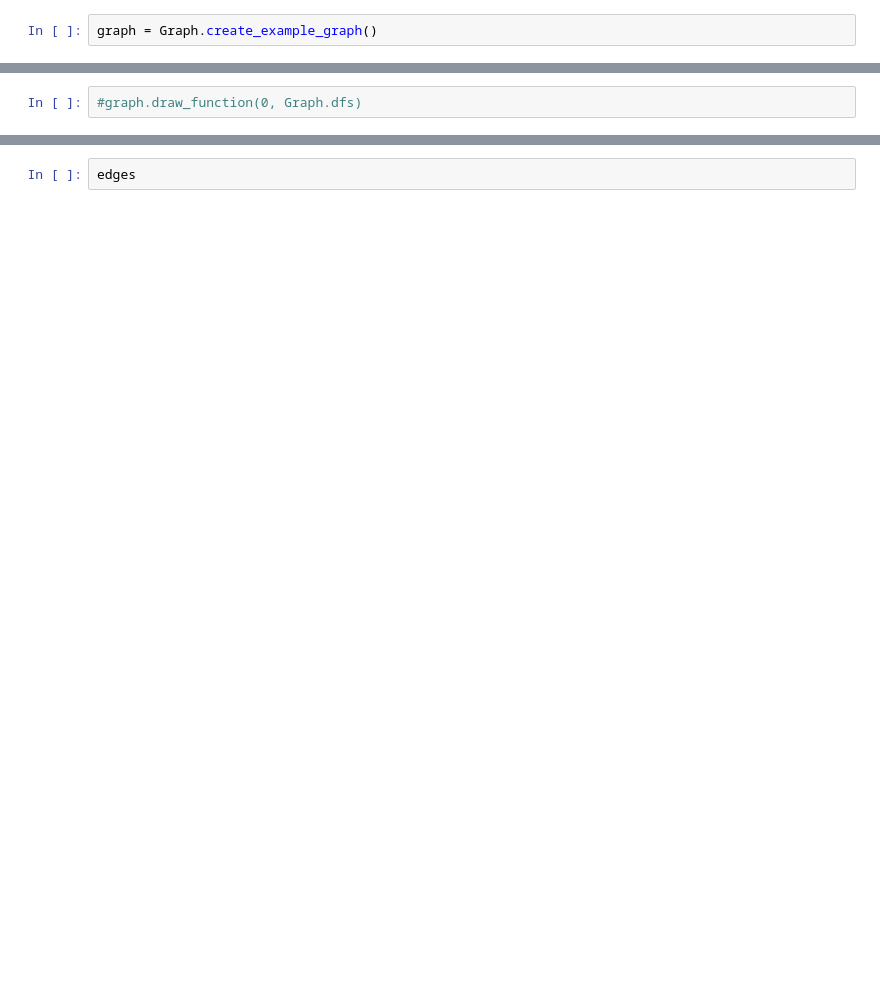
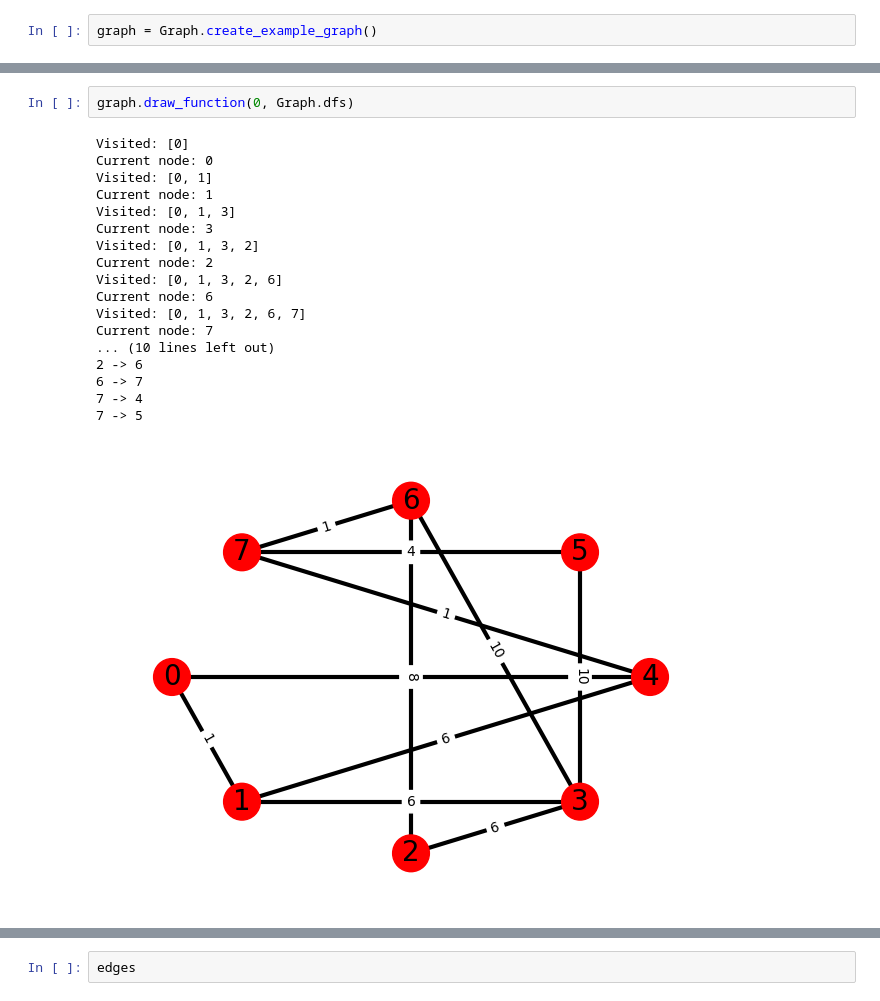
Before and after one commit to karolcieply/studia, a Jupyter notebook: SemestrVI/hmo/hmo_notebook.ipynb, the cells around one changed output, grey strips where cells are left out. Saved outputs shown, nothing was run; the diff lists cells and outputs as text; blank space fills up the shorter version.

```diff
--- a/SemestrVI/hmo/hmo_notebook.ipynb
+++ b/SemestrVI/hmo/hmo_notebook.ipynb
@@ -160,5 +187,24 @@ graph = Graph.create_example_graph()
 # %%
-#graph.draw_function(0, Graph.dfs)
+graph.draw_function(0, Graph.dfs)
+# %% [output]
+Visited: [0]
+Current node: 0
+Visited: [0, 1]
+Current node: 1
+Visited: [0, 1, 3]
+Current node: 3
+Visited: [0, 1, 3, 2]
+Current node: 2
+Visited: [0, 1, 3, 2, 6]
+Current node: 6
+Visited: [0, 1, 3, 2, 6, 7]
+Current node: 7
+... (10 lines left out)
+2 -> 6
+6 -> 7
+7 -> 4
+7 -> 5
+[figure, added]
 # %%
 graph.draw()
 # %% [output]
```
Also changed, not shown: parts of 6 cells of this notebook.
